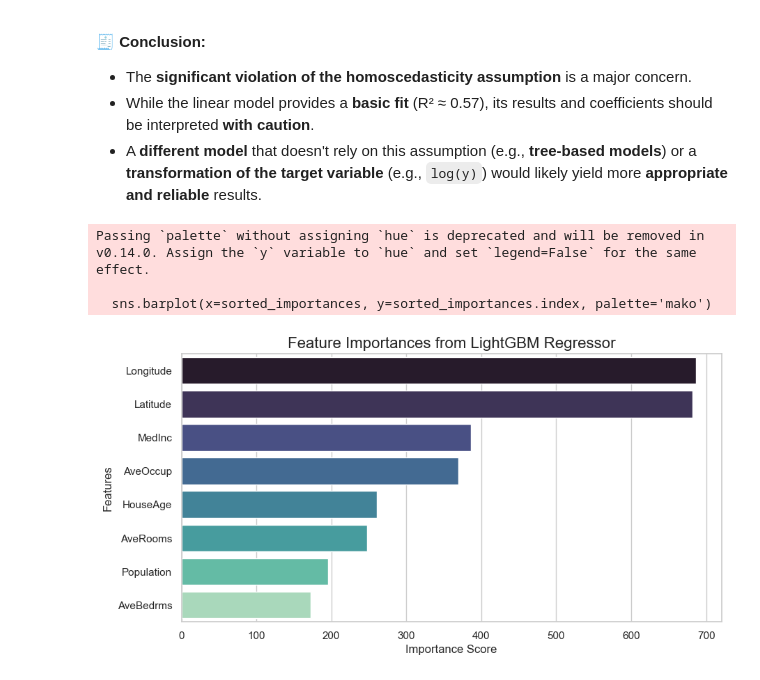
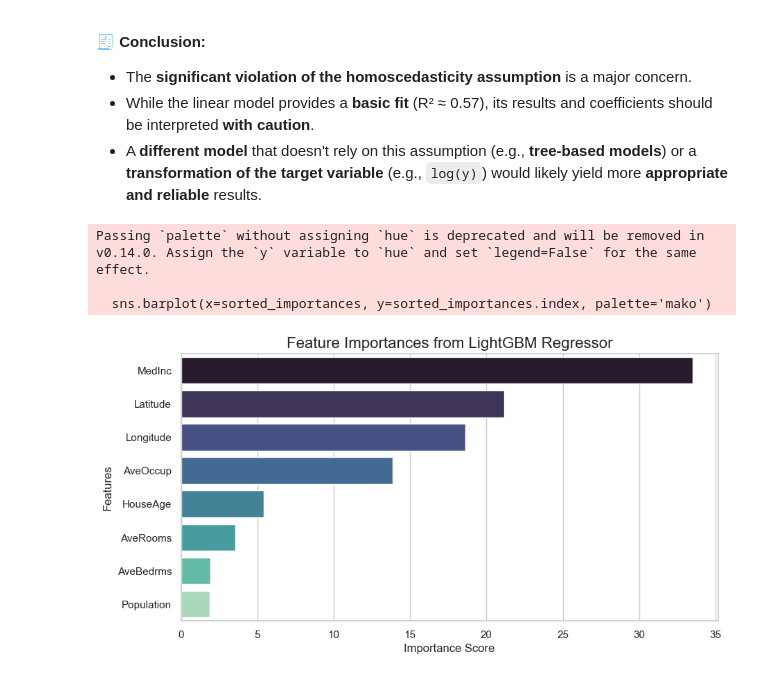
Before and after one commit to Riju-po/python_ds_mastery_journey, a Jupyter notebook: module_5_machine_learning/5.2.1_regression_algorithms.ipynb, the cells around one changed output. Saved outputs shown, nothing was run; the diff lists cells and outputs as text; code cells hidden in the pictures.

Commit message:
Feat: Add AdaBoost and CatBoost models to regression analysis

```diff
--- a/module_5_machine_learning/5.2.1_regression_algorithms.ipynb
+++ b/module_5_machine_learning/5.2.1_regression_algorithms.ipynb
@@ -450,0 +459,19 @@ R-squared: 0.8051
+# %%
+# Add this import at the top of your notebook if it's not there
+from sklearn.ensemble import AdaBoostRegressor
+
+# --- AdaBoost Regressor ---
+# We use a DecisionTreeRegressor as the base estimator.
+# By default, it uses a tree of depth 3.
+ada_reg = AdaBoostRegressor(
+    estimator=DecisionTreeRegressor(max_depth=3),
+    n_estimators=100,
+    learning_rate=0.5,
+    random_state=42
+)
+
+# AdaBoost does not require feature scaling
+ada_reg.fit(X_train, y_train)
+
+# Evaluate the model
+evaluate_model("AdaBoost Regressor", ada_reg, X_test_data=X_test)
@@ -508,0 +545,14 @@ R-squared: 0.8360
+# %%
+# Add this import at the top of your notebook if it's not there
+import catboost as cb
+
+# --- CatBoost Regressor ---
+# verbose=0 prevents it from printing training progress for every iteration
+cat_reg = cb.CatBoostRegressor(random_state=42, verbose=0)
+
+# CatBoost can handle raw data (no scaling needed) and categorical features if specified.
+# For consistency with other models here, we'll fit on the non-scaled data.
+cat_reg.fit(X_train, y_train)
+
+# Evaluate the model
+evaluate_model("CatBoost Regressor", cat_reg, X_test_data=X_test)
@@ -594,24 +650,24 @@ A formal analysis of the `LinearRegression` model's diagnostic plots reveals whe
 - A **different model** that doesn't rely on this assumption (e.g., **tree-based models**) or a **transformation of the target variable** (e.g., `log(y)`) would likely yield more **appropriate and reliable** results.
 # %%
 # The best model was LightGBM
-best_model = lgb_reg
+best_model = cat_reg
 
 # Extract feature importances
 importances = pd.Series(best_model.feature_importances_, index=X.columns)
 
 # Sort the importances
 sorted_importances = importances.sort_values(ascending=False)
 
 # Create a bar plot
 plt.figure(figsize=(10, 5))
 sns.barplot(x=sorted_importances, y=sorted_importances.index, palette='mako')
 plt.title('Feature Importances from LightGBM Regressor', fontsize=16)
 plt.xlabel('Importance Score', fontsize=12)
 plt.ylabel('Features', fontsize=12)
 plt.show()
 # %% [output]
 Passing `palette` without assigning `hue` is deprecated and will be removed in v0.14.0. Assign the `y` variable to `hue` and set `legend=False` for the same effect.
 
   sns.barplot(x=sorted_importances, y=sorted_importances.index, palette='mako')
-[figure, old version]
+[figure, new version]
 # %% [markdown]
```
Also changed, not shown: parts of 8 cells of this notebook.
